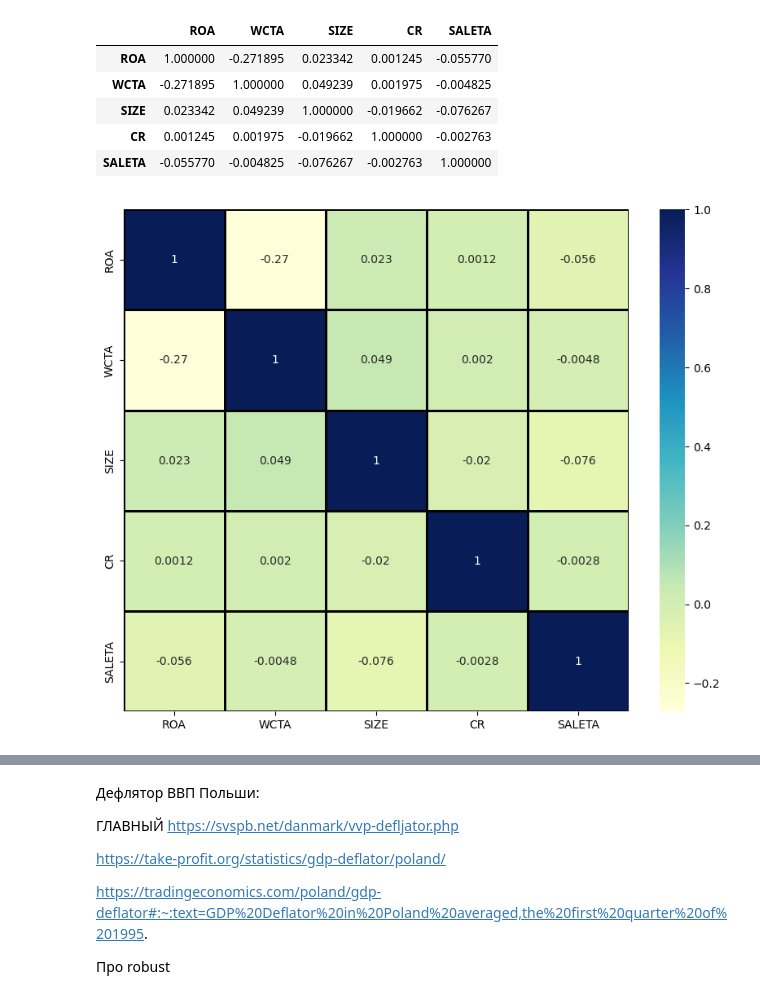
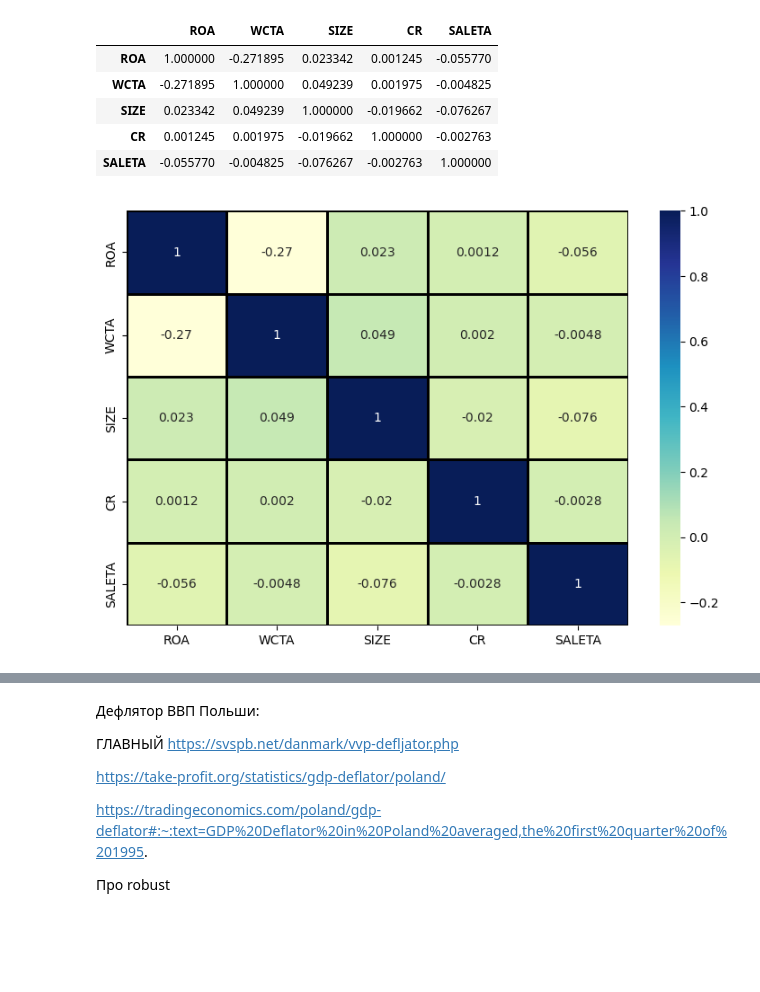
Before and after one commit to Blausher/metrica2023, a Jupyter notebook: metrica2023.ipynb, the cells around one changed output, grey strips where cells are left out. Saved outputs shown, nothing was run; the diff lists cells and outputs as text; code cells hidden in the pictures; blank space fills up the shorter version.

```diff
--- a/metrica2023.ipynb
+++ b/metrica2023.ipynb
@@ -173,15 +154,15 @@ df_corr.corr()
 | CR | 0.001245 | 0.001975 | -0.019662 | 1.000000 | -0.002763 |
 | SALETA | -0.055770 | -0.004825 | -0.076267 | -0.002763 | 1.000000 |
 # %%
-plt.figure(figsize=(10, 8))
+plt.figure(figsize=(9, 6))
 
 sns.heatmap(
     df_corr.corr(),
     annot=True, #подписываем цифры в ячейках
 #     fmt='.0f', #округление цифр до нулевого знака
     linewidths=1,
     linecolor='black',
     cmap="YlGnBu"
 );
 # %% [output]
-[figure, old version]
+[figure, new version]
```
Also changed, not shown: parts of 35 cells of this notebook.
